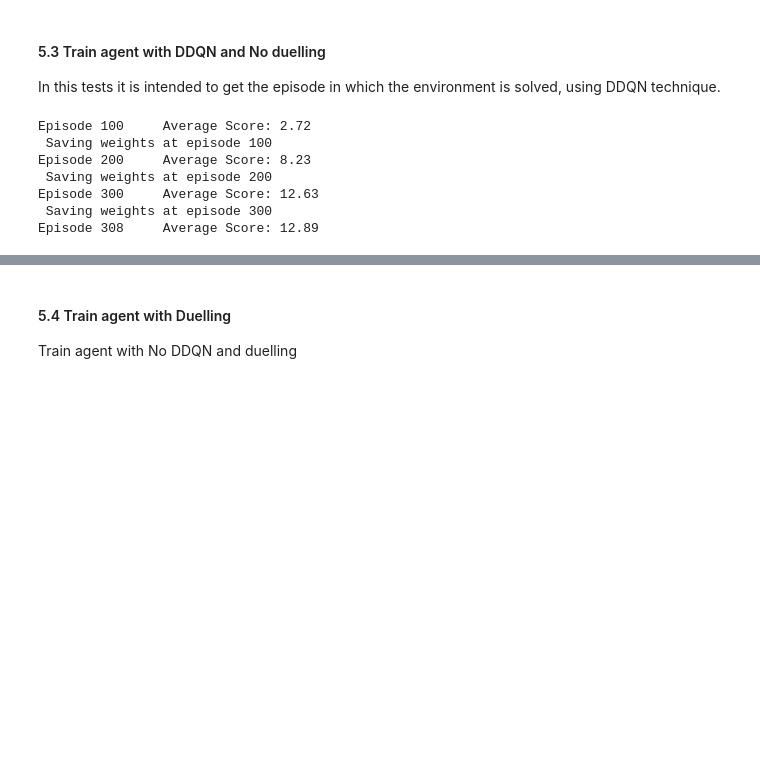
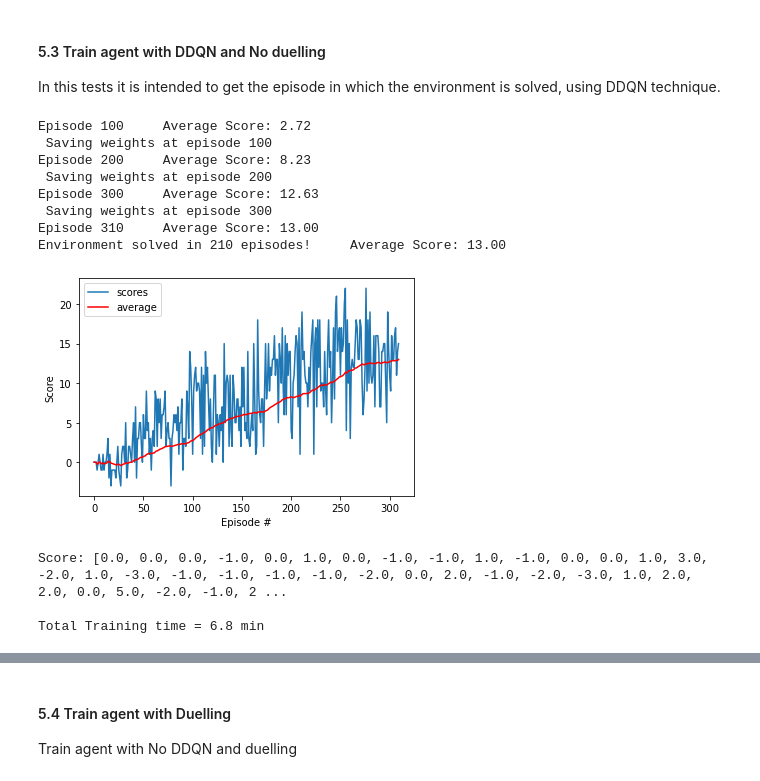
Before and after one commit to ASO92/DRL_p1_navigation_Udacity, a Jupyter notebook: Navigation.ipynb, the cells around one changed output, grey strips where cells are left out. Saved outputs shown, nothing was run; the diff lists cells and outputs as text; code cells hidden in the pictures; blank space fills up the shorter version.

```diff
--- a/Navigation.ipynb
+++ b/Navigation.ipynb
@@ -295,31 +295,25 @@ In this tests it is intended to get the episode in which the environment is solv
 # %%
 # Create the agent
 agent = Agent(state_size= 37, action_size=4, seed=0, dueling=False, double=True)
 
 #Train agent, stop with avg target and save weights
 start_time = time.time() # Monitor Training Time
 scores,avgs = dqn(n_episodes=1000, max_t=1000, eps_start=1.0, eps_end=0.01, eps_decay=0.955,
         train_mode = True, ckpt_path='pth_checkpoints/checkpoint_DDQN.pth',target_stop=True, save_weights = True) # standard values
-
-# plot the scores and the average
-fig = plt.figure()
-ax = fig.add_subplot(111)
-plt.plot(np.arange(len(scores)), scores, label='scores')
-plt.plot(np.arange(len(scores)), avgs, color='red', label='average')
-plt.ylabel('Score')
-plt.xlabel('Episode #')
-plt.legend(loc='upper left');
-plt.show()
-print("Score: {}".format(scores)) # Sacar la secuencia de score de los últimos 100 episodios, sobre los que se hace la media
 print("\nTotal Training time = {:.1f} min".format((time.time()-start_time)/60))
 # %% [output]
 Episode 100     Average Score: 2.72
  Saving weights at episode 100
 Episode 200     Average Score: 8.23
  Saving weights at episode 200
 Episode 300     Average Score: 12.63
  Saving weights at episode 300
-Episode 308     Average Score: 12.89
+Episode 310     Average Score: 13.00
+Environment solved in 210 episodes!     Average Score: 13.00
+[figure, added]
+Score: [0.0, 0.0, 0.0, -1.0, 0.0, 1.0, 0.0, -1.0, -1.0, 1.0, -1.0, 0.0, 0.0, 1.0, 3.0, -2.0, 1.0, -3.0, -1.0, -1.0, -1.0, -1.0, -2.0, 0.0, 2.0, -1.0, -2.0, -3.0, 1.0, 2.0, 2.0, 0.0, 5.0, -2.0, -1.0, 2 ...
+
+Total Training time = 6.8 min
 # %%
 # plot the scores
 fig = plt.figure()
```
Also changed, not shown: parts of 3 cells of this notebook, 2 other files.
